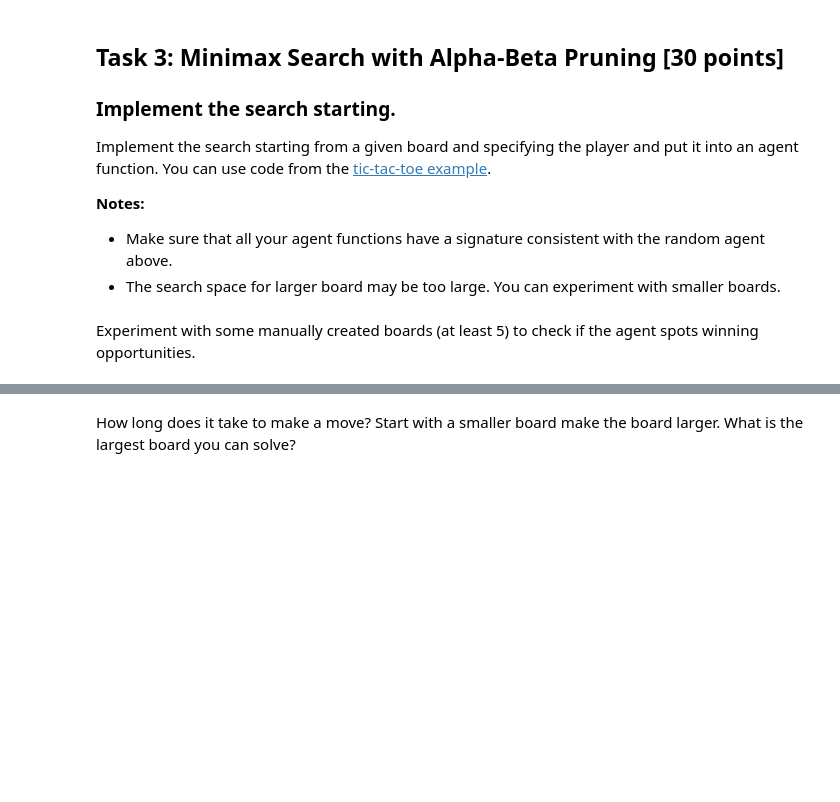
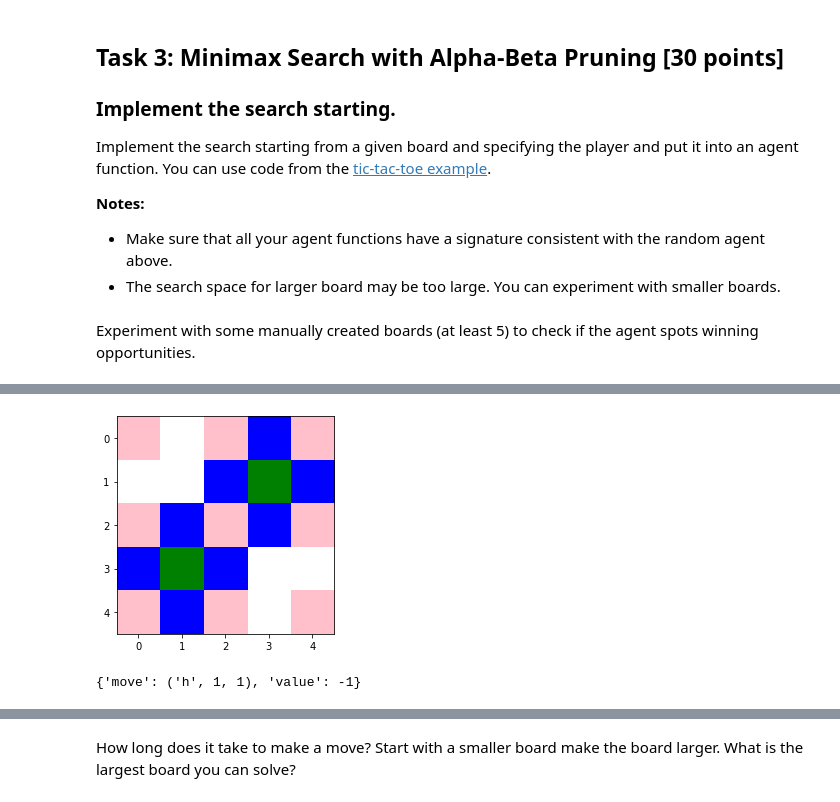
Before and after one commit to wyattsaltzman/CS7320-AI, a Jupyter notebook: Games/assignment_dots_and_boxes.ipynb, the cells around one changed output, grey strips where cells are left out. Cells and saved outputs as stored; diff of their text form; code cells hidden in the pictures; blank space fills up the shorter version.

```diff
--- a/Games/assignment_dots_and_boxes.ipynb
+++ b/Games/assignment_dots_and_boxes.ipynb
@@ -184,0 +468,17 @@ Experiment with some manually created boards (at least 5) to check if the agent
+# %%
+b = empty_board(3,3)
+
+draw_line(b, 'v', 2, 1, -1)
+draw_line(b, 'h', 3, 1, 1)
+draw_line(b, 'v', 2, 2, -1)
+draw_line(b, 'h', 2, 1, 1)
+draw_line(b, 'h', 1, 2, -1)
+draw_line(b, 'h', 2, 2, 1)
+draw_line(b, 'v', 1, 2, -1)
+draw_line(b, 'v', 1, 3, 1)
+
+show_board(b)
+alpha_beta_search(b, -1)
+# %% [output]
+[figure, added]
+{'move': ('h', 1, 1), 'value': -1}
```
Also changed, not shown: parts of 77 cells of this notebook.
